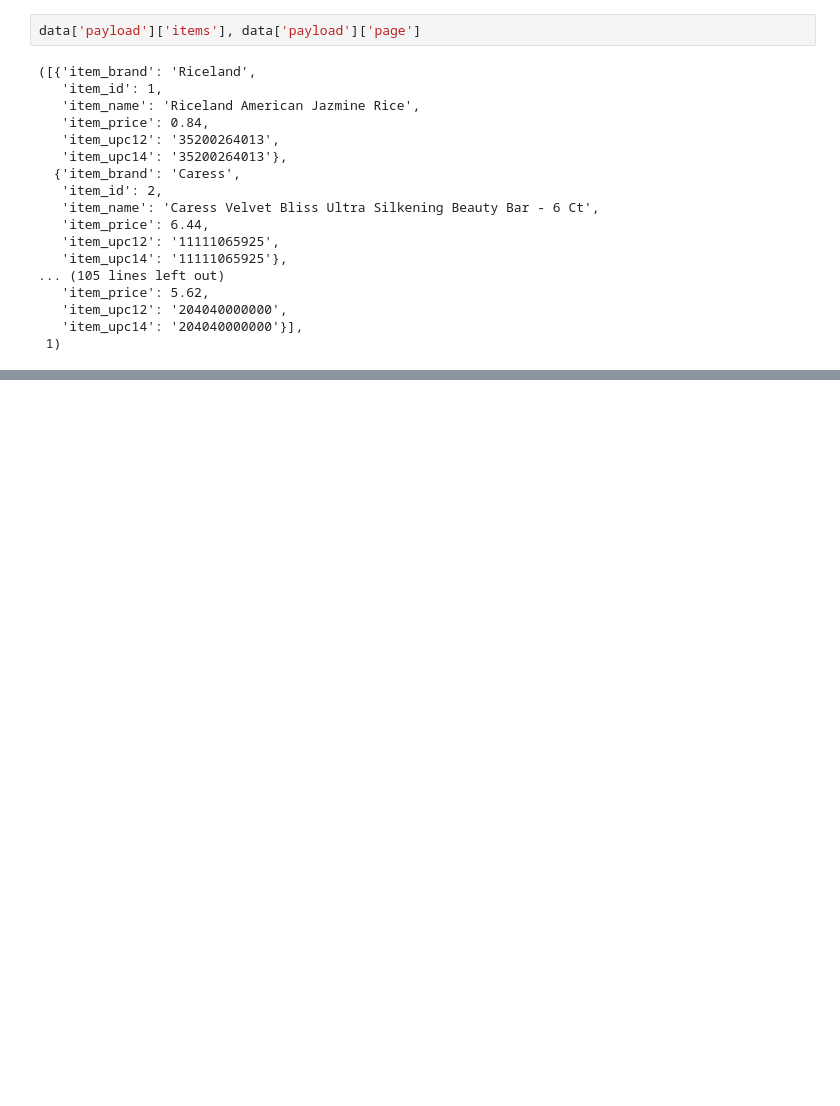
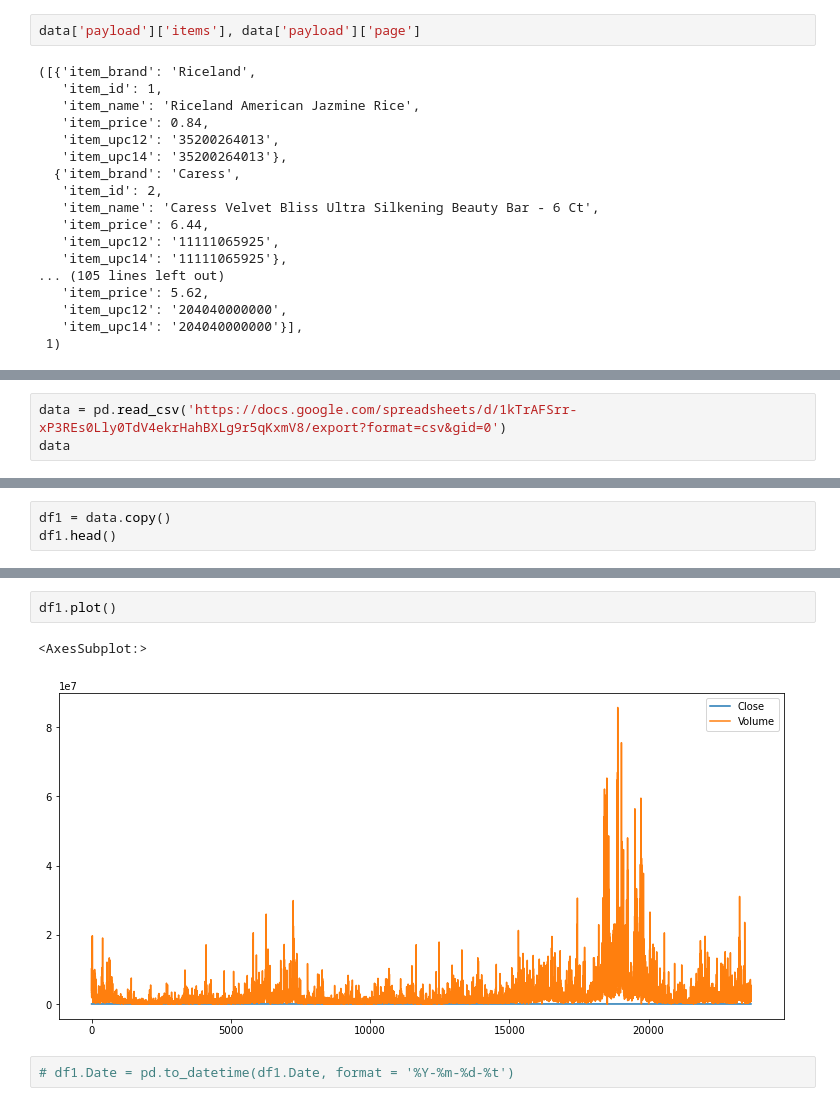
Before and after one commit to stephenkipkurui/time-series-exercises, a Jupyter notebook: playground.ipynb, the cells around one changed output, grey strips where cells are left out. Drawn from its saved outputs; the diff is of its cells as text; blank space fills up the shorter version.

```diff
--- a/playground.ipynb
+++ b/playground.ipynb
@@ -145,0 +235,3 @@ pd.DataFrame(data['payload']['items'])
+# %%
+data = pd.read_csv('https://docs.google.com/spreadsheets/d/1kTrAFSrr-xP3REs0Lly0TdV4ekrHahBXLg9r5qKxmV8/export?format=csv&gid=0')
+data
@@ -145,0 +252,3 @@ pd.DataFrame(data['payload']['items'])
+# %%
+df1 = data.copy()
+df1.head()
@@ -145,0 +262,7 @@ pd.DataFrame(data['payload']['items'])
+# %%
+df1.plot()
+# %% [output]
+<AxesSubplot:>
+[figure, added]
+# %%
+# df1.Date = pd.to_datetime(df1.Date, format = '%Y-%m-%d-%t')
```
Also changed, not shown: parts of 61 cells of this notebook.
